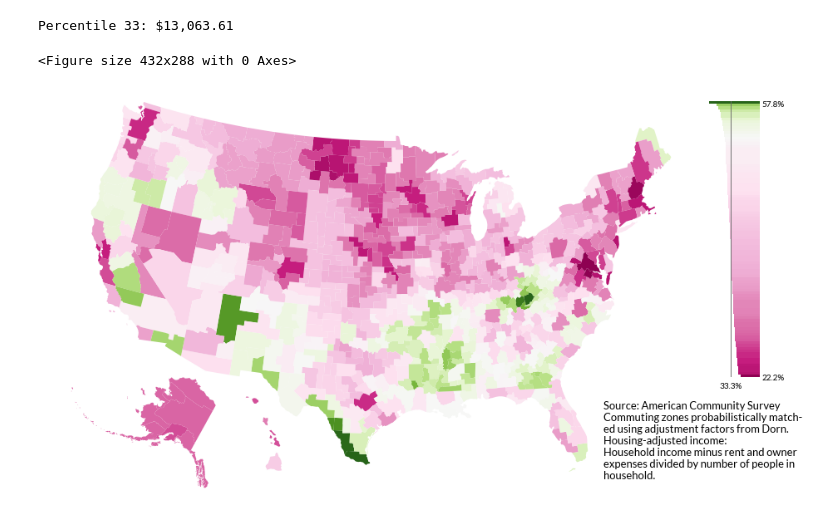
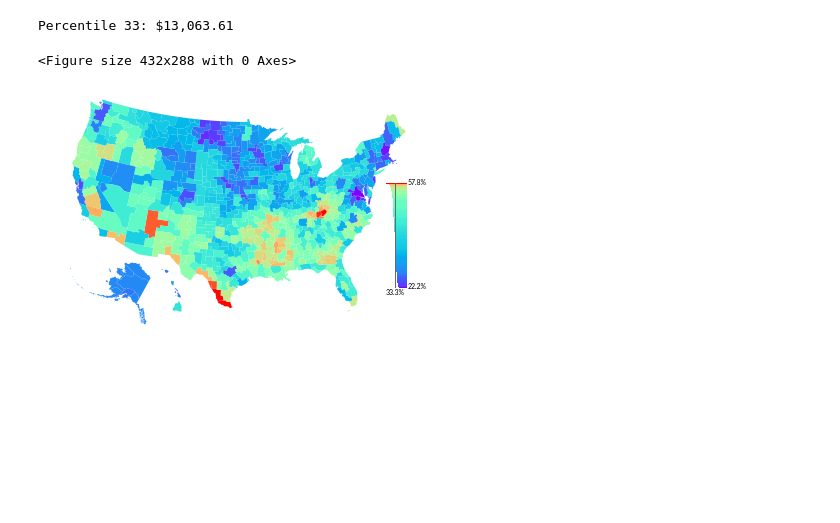
Before and after one commit to bdecon/econ_data, a Jupyter notebook: micro/ACS_to_CZ_income_map.ipynb, the cells around one changed output. Saved outputs shown, nothing was run; the diff lists cells and outputs as text; code cells hidden in the pictures; blank space fills up the shorter version.

```diff
--- a/micro/ACS_to_CZ_income_map.ipynb
+++ b/micro/ACS_to_CZ_income_map.ipynb
@@ -127,7 +113,7 @@ minval = result.share.min()
 m = Basemap(llcrnrlon=-121, llcrnrlat=20, urcrnrlon=-64, urcrnrlat=49,
             projection='lcc', lat_1=33, lat_2=45, lon_0=-95)
 
-cmap = plt.cm.PiYG
+cmap = plt.cm.rainbow
 norm = mpl.colors.Normalize(vmin=minval, vmax=maxval)
 
 hi_cz = [35600, 34701, 34703, 34702, 34703]
@@ -146,46 +132,38 @@ min_val = f'{minval * 100:.1f}%'
 # %%
 # Draw map
 plt.gcf()
-plt.figure(figsize=(18,9))
+plt.figure(figsize=(8.6,4.3))
 
 m.fillcontinents(color='white', lake_color='white')
 
 m.readshapefile('../shapefiles/cz1990', 'cz', drawbounds=False)
 
 ax = plt.gca()
 
 for info, shape in zip(m.cz_info, m.cz):
     if info['cz'] in hi_cz:
         shape = [[x + 5200000, y - 1400000] for x, y in shape]
     elif info['cz'] in ak_cz:
-        shape = [(x * 0.35 + 1100000,
-                  y * 0.35 - 1300000) for x, y in shape]
+        shape = [(x * 0.34 + 1200000,
+                  y * 0.34 - 1300000) for x, y in shape]
     ax.add_patch(Polygon(shape, facecolor=cmap(norm(d[info['cz']][0])),
                          ec=None))
-note = '''
-Source: American Community Survey
-Commuting zones probabilistically match-
-ed using adjustment factors from Dorn.
-Housing-adjusted income:
-Household income minus rent and owner
-expenses divided by number of people in
-household.'''
-ax.text(0.88, 0.05, note, fontsize=13, transform=ax.transAxes)
+
 ax.axis('off')
 
-ax_inset = inset_axes(ax, width='-14%', height='68%', loc=1, borderpad=1)
+ax_inset = inset_axes(ax, width='-10%', height='45%', loc=4, borderpad=4)
 for i, pt in enumerate(pct):
     rect = Rectangle(xy=(pt, i / 100), width=-pt, height=0.1,
                      fc=cmap(norm(pt)), ec=None)
     ax_inset.add_patch(rect)
 
 ax_inset.axvline(x=1/3, color='dimgray', zorder=1, lw=1)
-ax_inset.text(1/3, -0.04, '33.3%', ha='center')
-ax_inset.text(-0.02, 0.98, max_val)
-ax_inset.text(-0.02, -0.01, min_val)
+ax_inset.text(1/3, -0.07, '33.3%', ha='center', fontsize=7)
+ax_inset.text(-0.02, 0.98, max_val, fontsize=7)
+ax_inset.text(-0.02, -0.01, min_val, fontsize=7)
 ax_inset.axis('off')
 plt.savefig('../acs_map.pgf', bbox_inches='tight')
 plt.show();
 # %% [output]
 <Figure size 432x288 with 0 Axes>
-[figure, old version]
+[figure, new version]
```
Also changed, not shown: parts of 1 cell of this notebook, 6 other files.
